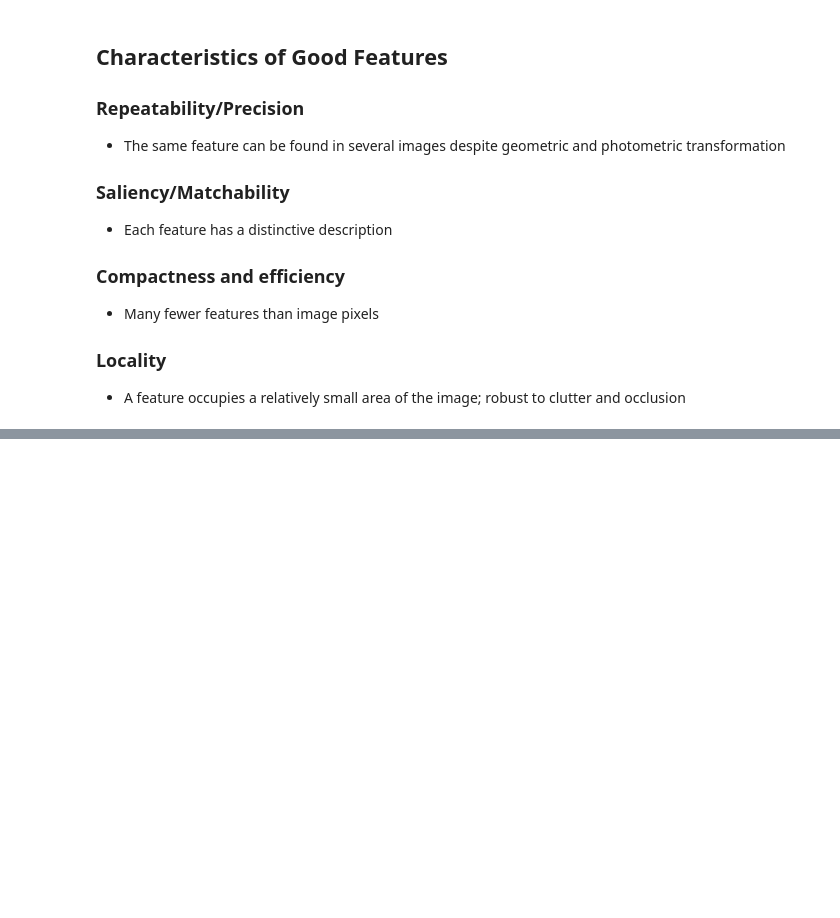
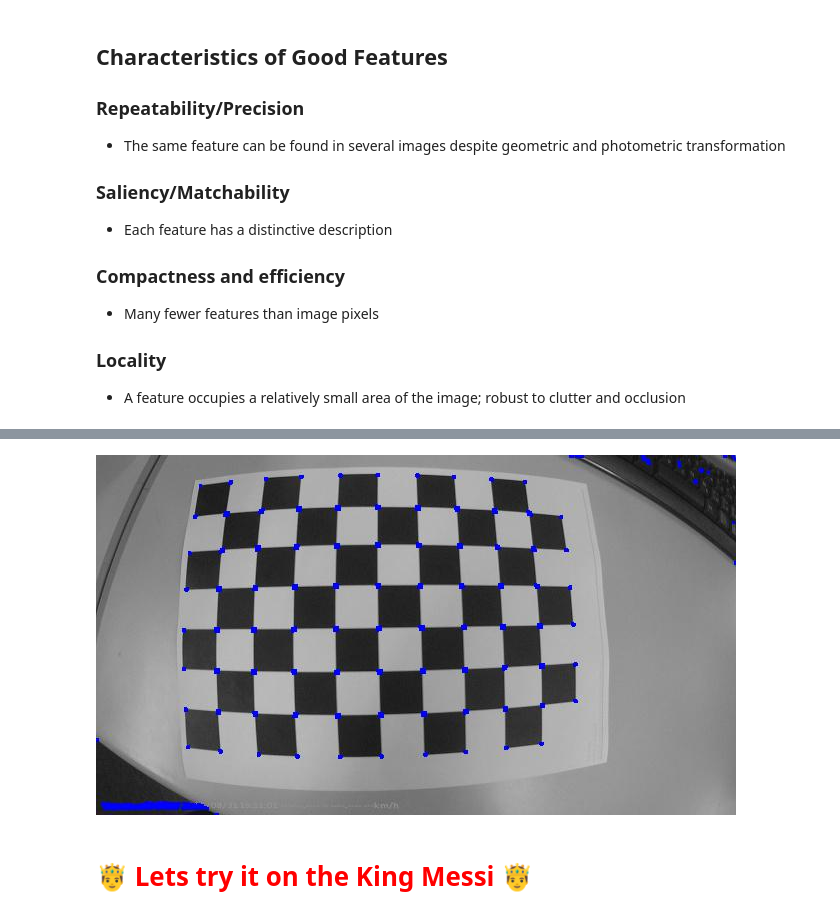
Before and after one commit to jalalirs/Introduction-to-Computer-Vision, a Jupyter notebook: L4/L4.ipynb, the cells around one changed output, grey strips where cells are left out. Cells and saved outputs as stored; diff of their text form; code cells hidden in the pictures; blank space fills up the shorter version.

Commit message:
4A - L2 Finding corners (part 1)

```diff
--- a/L4/L4.ipynb
+++ b/L4/L4.ipynb
@@ -110,0 +276,18 @@ Why?
+# %%
+filename = 'imgs/chess.jpg'
+img = imread(filename)
+gimg = gray(img)
+gimg = np.float32(gimg)
+dst = cv2.cornerHarris(gimg,2,3,0.04)
+
+#result is dilated for marking the corners, not important
+dst = cv2.dilate(dst,None)
+
+# Threshold for an optimal value, it may vary depending on the image.
+img[dst>0.01*dst.max()]=[0,0,255]
+
+imshow(img)
+# %% [output]
+[figure, added]
+# %% [markdown]
+# 🤴 <font color='red'>Lets try it on the King Messi</font> 🤴
```
Also changed, not shown: parts of 15 cells of this notebook, 9 other files.
